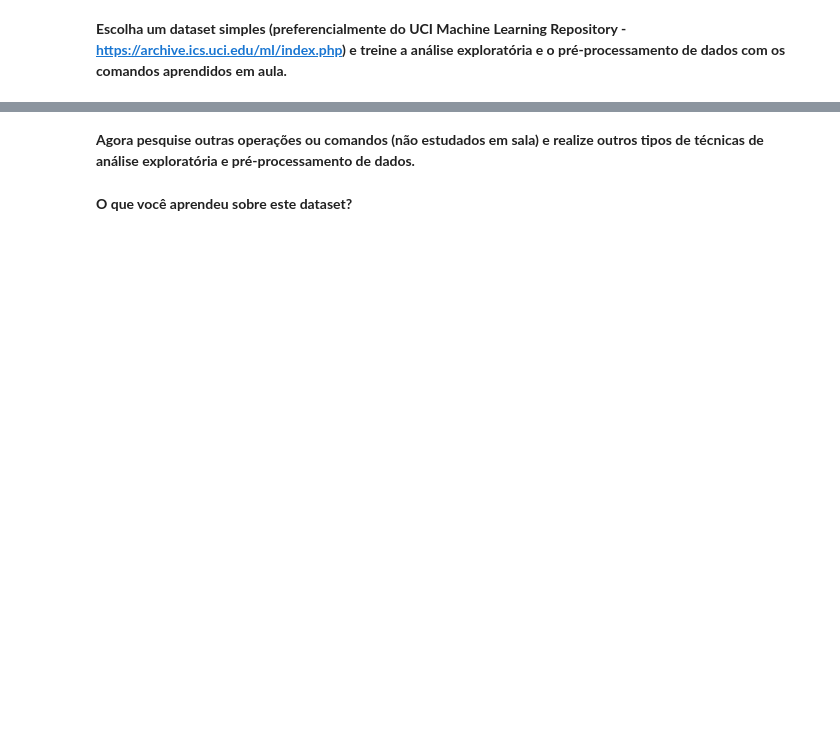
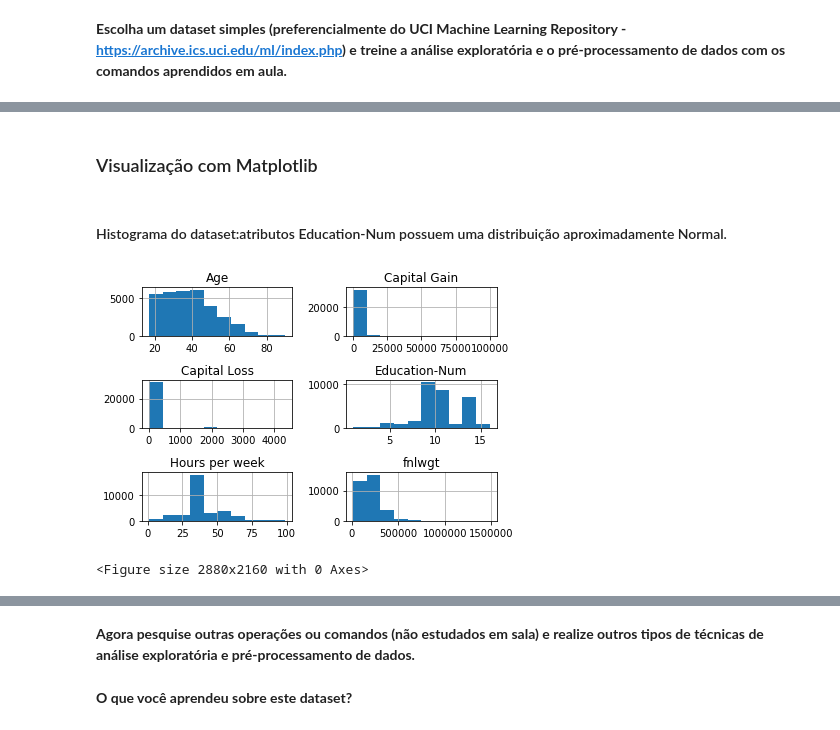
Before and after one commit to Domdoug/DataScience-Classes, a Jupyter notebook: Exercicios/ML_Exercício_1_Análise_exploratória_e_pré_processamento.ipynb, the cells around one changed output, grey strips where cells are left out. Drawn from its saved outputs; the diff is of its cells as text; code cells hidden in the pictures; blank space fills up the shorter version.

```diff
--- a/Exercicios/ML_Exercício_1_Análise_exploratória_e_pré_processamento.ipynb
+++ b/Exercicios/ML_Exercício_1_Análise_exploratória_e_pré_processamento.ipynb
@@ -15,0 +201,3 @@
+# %%
+#substituir valores missing ('?') em uma variavel null com o uso de numpy
+dados = dados.replace('?', np.NaN)
@@ -15,0 +247,2 @@
+# %% [markdown]
+### Visualização com Matplotlib
@@ -15,0 +254,11 @@
+# %% [markdown]
+#### Histograma do dataset:atributos Education-Num possuem uma distribuição aproximadamente Normal.
+# %%
+# Histograma
+dados.hist()
+# plt.figure(figsize=(40,30))
+plt.tight_layout()
+plt.show()
+# %% [output]
+[figure, added]
+<Figure size 2880x2160 with 0 Axes>
```
Also changed, not shown: parts of 22 cells of this notebook, 1 other file.
